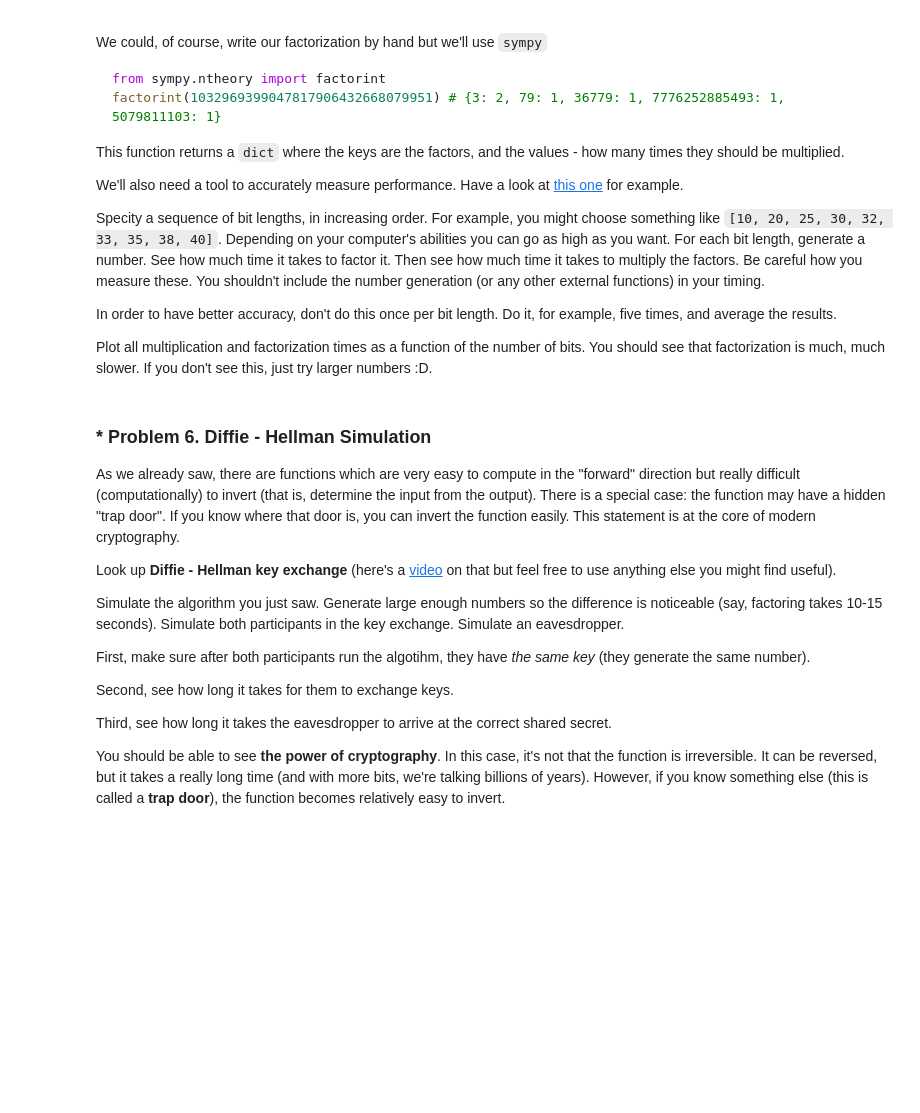
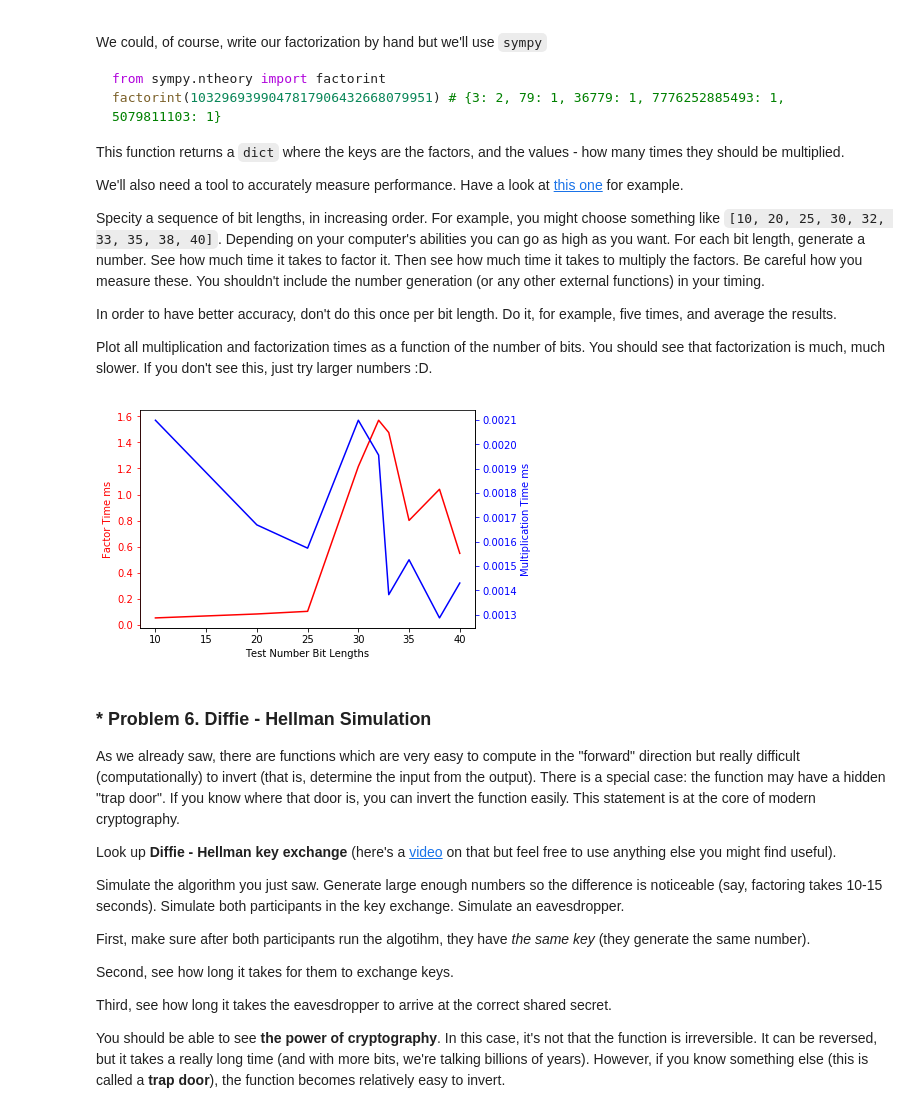
Before and after one commit to HristoRaykov/ArtIntelligence-04.2019, a Jupyter notebook: MathConcepts/02.BasicAlgebra/04. Basic-Algebra-Exercise/Basic Algebra Exercise.ipynb, the cells around one changed output. Drawn from its saved outputs; the diff is of its cells as text; code cells hidden in the pictures; blank space fills up the shorter version.

```diff
--- a/MathConcepts/02.BasicAlgebra/04. Basic-Algebra-Exercise/Basic Algebra Exercise.ipynb
+++ b/MathConcepts/02.BasicAlgebra/04. Basic-Algebra-Exercise/Basic Algebra Exercise.ipynb
@@ -546,3 +626,7 @@ Plot all multiplication and factorization times as a function of the number of b
+# %%
+compare_factorization_and_multiplication()
+# %% [output]
+[figure, added]
 # %% [markdown]
 ### * Problem 6. Diffie - Hellman Simulation
 As we already saw, there are functions which are very easy to compute in the "forward" direction but really difficult (computationally) to invert (that is, determine the input from the output). There is a special case: the function may have a hidden "trap door". If you know where that door is, you can invert the function easily. This statement is at the core of modern cryptography.
```
Also changed, not shown: parts of 8 cells of this notebook.
